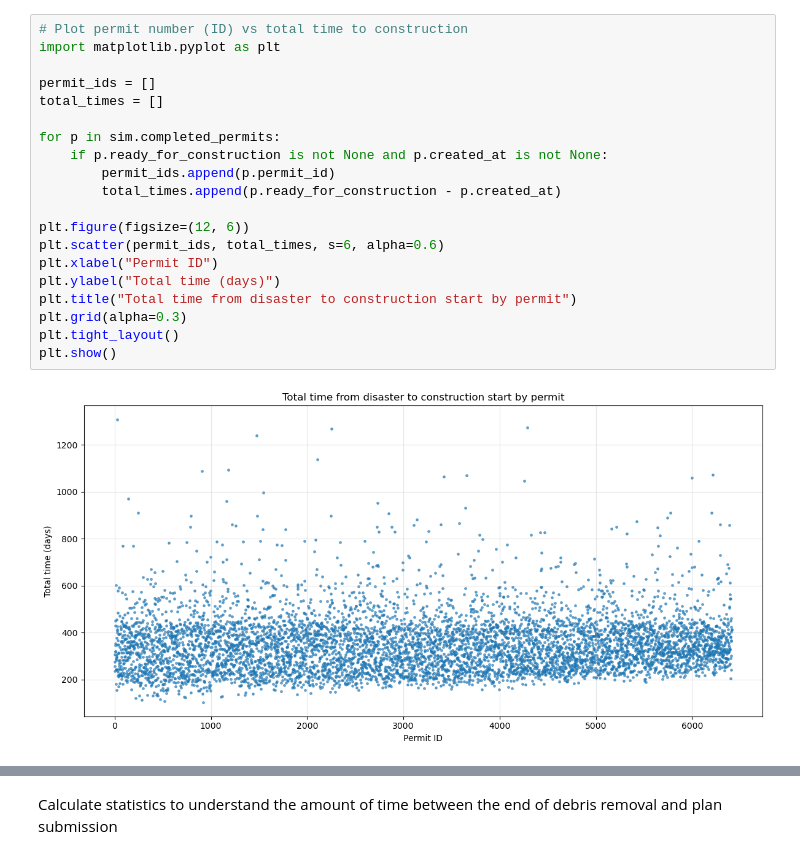
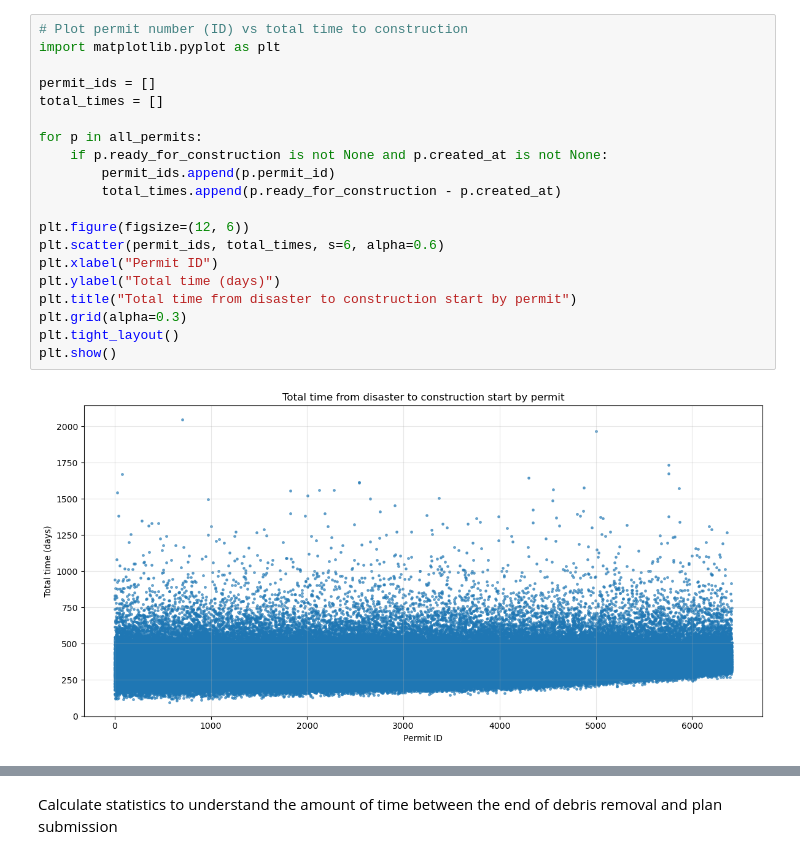
Before and after one commit to MIT-HSCL/permitting-model, a Jupyter notebook: run_simulation.ipynb, the cells around one changed output, grey strips where cells are left out. Cells and saved outputs as stored; diff of their text form.

```diff
--- a/run_simulation.ipynb
+++ b/run_simulation.ipynb
@@ -85,25 +104,25 @@ if fig:
 # %%
 # Plot permit number (ID) vs total time to construction
 import matplotlib.pyplot as plt
 
 permit_ids = []
 total_times = []
 
-for p in sim.completed_permits:
+for p in all_permits:
     if p.ready_for_construction is not None and p.created_at is not None:
         permit_ids.append(p.permit_id)
         total_times.append(p.ready_for_construction - p.created_at)
 
 plt.figure(figsize=(12, 6))
 plt.scatter(permit_ids, total_times, s=6, alpha=0.6)
 plt.xlabel("Permit ID")
 plt.ylabel("Total time (days)")
 plt.title("Total time from disaster to construction start by permit")
 plt.grid(alpha=0.3)
 plt.tight_layout()
 plt.show()
 # %% [output]
-[figure, old version]
+[figure, new version]
 # %%
 # Gantt chart for 3 random permits
 from visualize_permits import plot_gantt_three_random_permits
```
Also changed, not shown: parts of 7 cells of this notebook, 2 other files.
